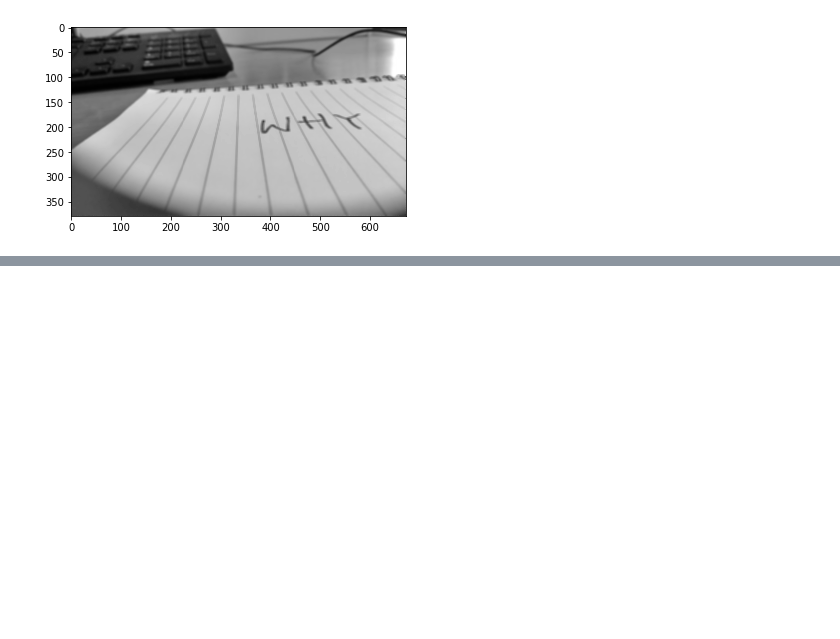
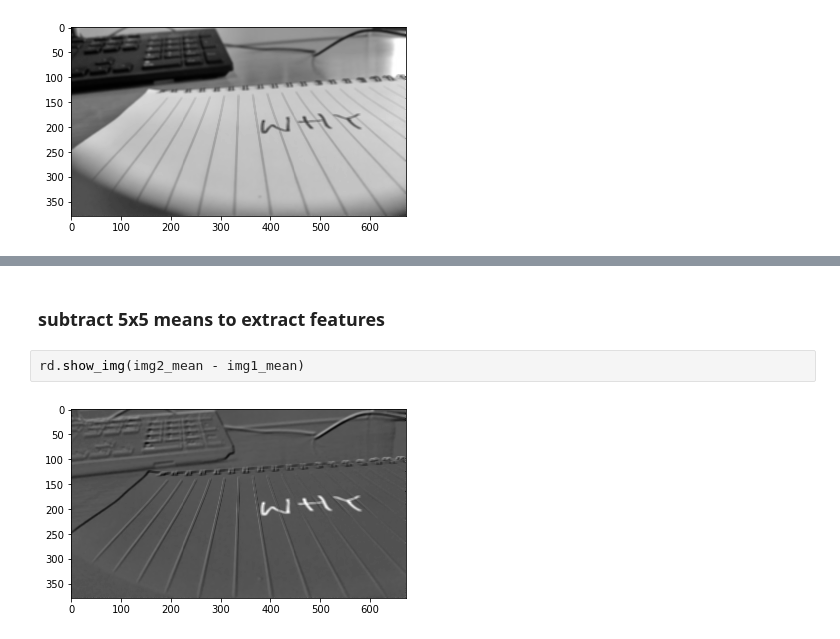
Before and after one commit to frankzl/machine-vision-algorithms, a Jupyter notebook: 02-Image-Enhancement.ipynb, the cells around one changed output, grey strips where cells are left out. Drawn from its saved outputs; the diff is of its cells as text; blank space fills up the shorter version.

```diff
--- a/02-Image-Enhancement.ipynb
+++ b/02-Image-Enhancement.ipynb
@@ -241,0 +289,6 @@ mean_5x5
+# %% [markdown]
+### subtract 5x5 means to extract features
+# %%
+rd.show_img(img2_mean - img1_mean)
+# %% [output]
+[figure, added]
```
Also changed, not shown: parts of 11 cells of this notebook.
